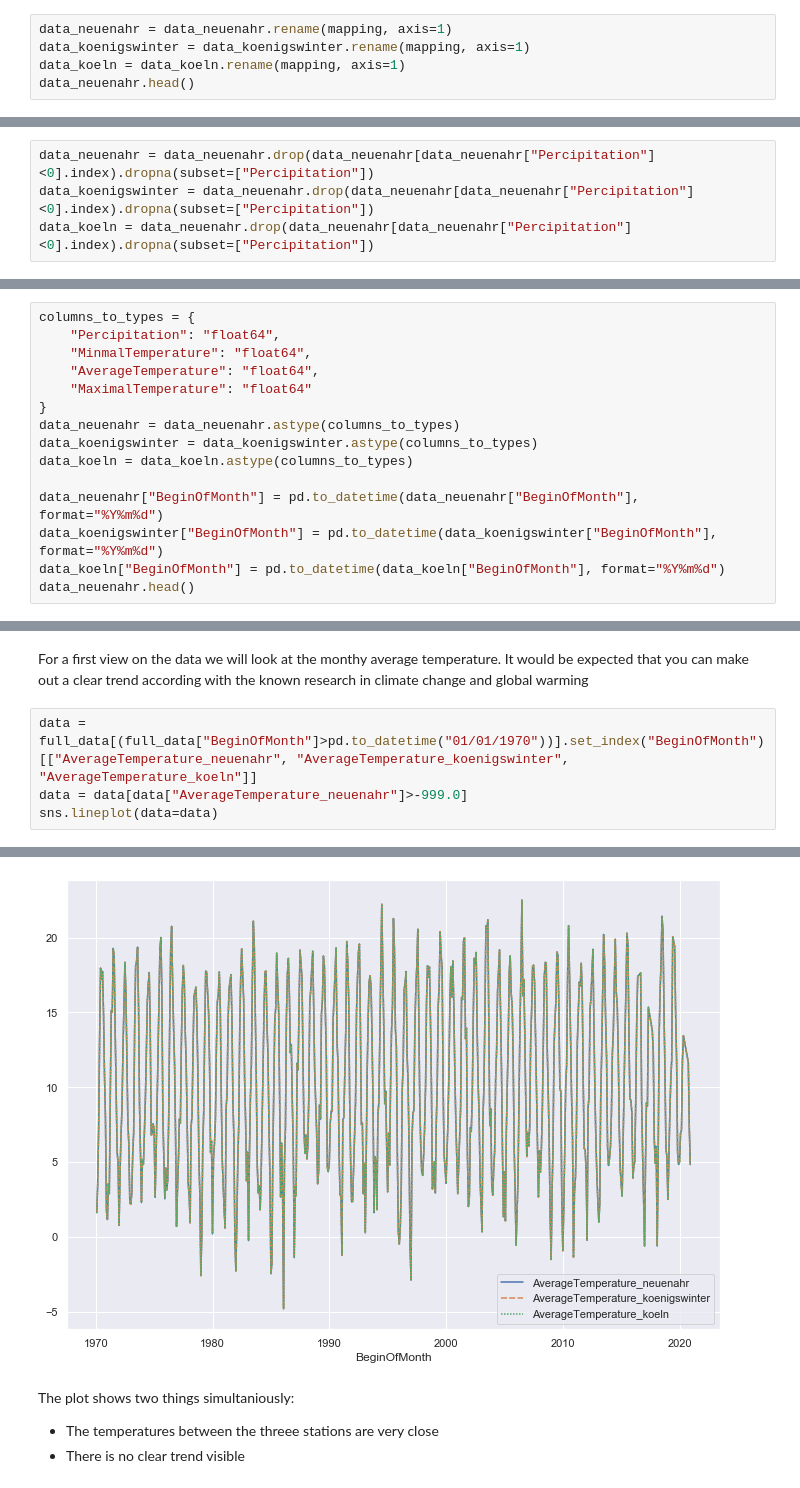
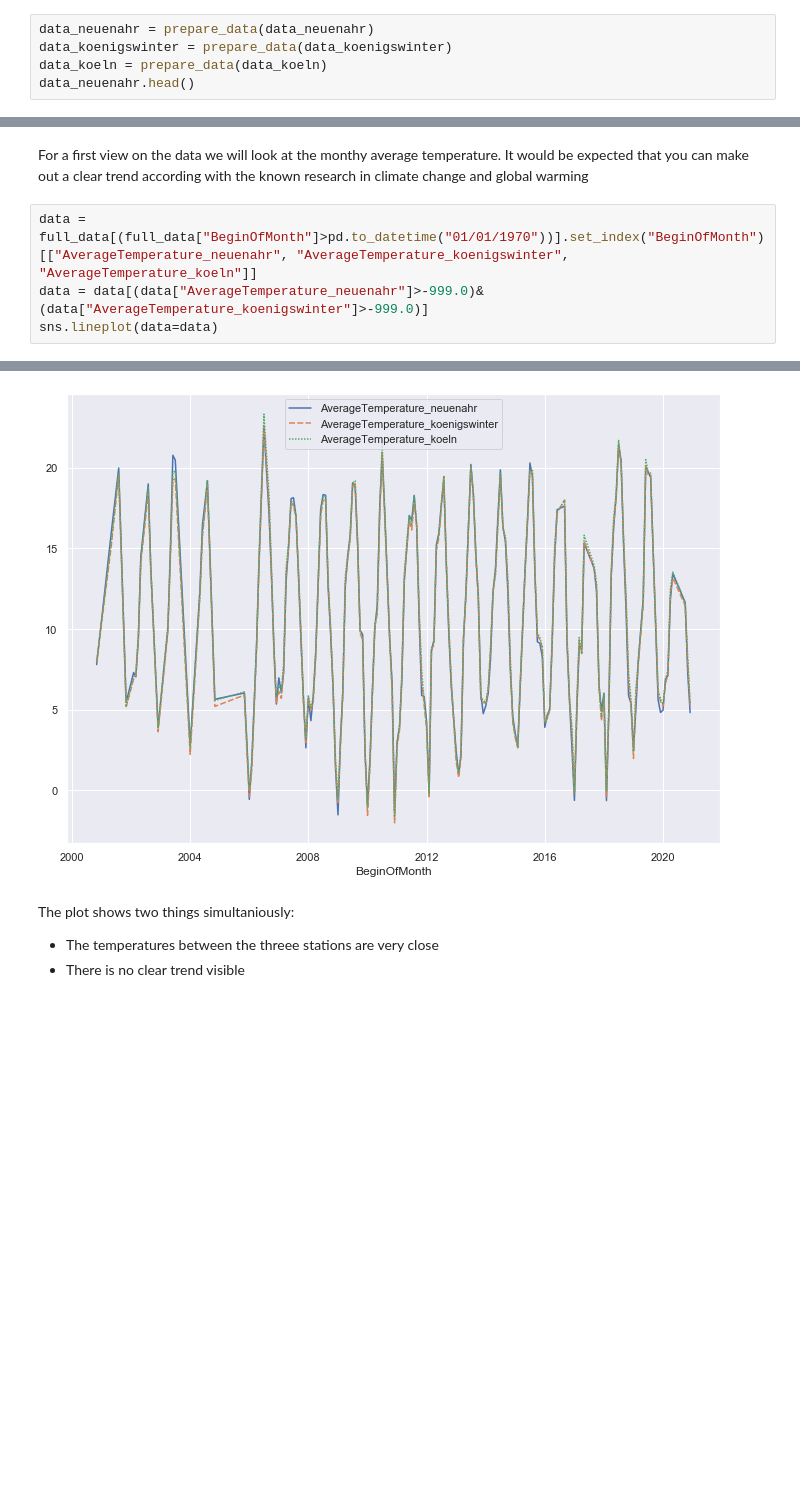
Before and after one commit to niklas-hennig/WeatherToFlood, a Jupyter notebook: DataProcessing.ipynb, the cells around one changed output, grey strips where cells are left out. Drawn from its saved outputs; the diff is of its cells as text; blank space fills up the shorter version.

Commit message:
added recent data and predictions to notebook

```diff
--- a/DataProcessing.ipynb
+++ b/DataProcessing.ipynb
@@ -34,7 +58,7 @@ mapping = {
 # %%
-data_neuenahr = data_neuenahr.rename(mapping, axis=1)
-data_koenigswinter = data_koenigswinter.rename(mapping, axis=1)
-data_koeln = data_koeln.rename(mapping, axis=1)
+data_neuenahr = prepare_data(data_neuenahr)
+data_koenigswinter = prepare_data(data_koenigswinter)
+data_koeln = prepare_data(data_koeln)
 data_neuenahr.head()
 # %% [output]
 |  | StationID | BeginOfMonth | AverageTemperature | MaximalTemperature | MinmalTemperature | Percipitation |
@@ -48,4 +69,0 @@ Drop all rows where percipitation is not present, as this is the main focus of t
-# %%
-data_neuenahr = data_neuenahr.drop(data_neuenahr[data_neuenahr["Percipitation"]<0].index).dropna(subset=["Percipitation"])
-data_koenigswinter = data_neuenahr.drop(data_neuenahr[data_neuenahr["Percipitation"]<0].index).dropna(subset=["Percipitation"])
-data_koeln = data_neuenahr.drop(data_neuenahr[data_neuenahr["Percipitation"]<0].index).dropna(subset=["Percipitation"])
@@ -54,15 +69,0 @@ Next all relevant data columns are converted to the right data type. The date co
-# %%
-columns_to_types = {
-    "Percipitation": "float64",
-    "MinmalTemperature": "float64",
-    "AverageTemperature": "float64",
-    "MaximalTemperature": "float64"
-}
-data_neuenahr = data_neuenahr.astype(columns_to_types)
-data_koenigswinter = data_koenigswinter.astype(columns_to_types)
-data_koeln = data_koeln.astype(columns_to_types)
-
-data_neuenahr["BeginOfMonth"] = pd.to_datetime(data_neuenahr["BeginOfMonth"], format="%Y%m%d")
-data_koenigswinter["BeginOfMonth"] = pd.to_datetime(data_koenigswinter["BeginOfMonth"], format="%Y%m%d")
-data_koeln["BeginOfMonth"] = pd.to_datetime(data_koeln["BeginOfMonth"], format="%Y%m%d")
-data_neuenahr.head()
@@ -97,11 +91,11 @@ full_data.head()
 For a first view on the data we will look at the monthy average temperature. It would be expected that you can make out a clear trend according with the known research in climate change and global warming
 # %%
 data = full_data[(full_data["BeginOfMonth"]>pd.to_datetime("01/01/1970"))].set_index("BeginOfMonth")[["AverageTemperature_neuenahr", "AverageTemperature_koenigswinter", "AverageTemperature_koeln"]]
-data = data[data["AverageTemperature_neuenahr"]>-999.0]
+data = data[(data["AverageTemperature_neuenahr"]>-999.0)&(data["AverageTemperature_koenigswinter"]>-999.0)]
 sns.lineplot(data=data)
 # %% [output]
 <matplotlib.axes._subplots.AxesSubplot at 0x...>
-[figure, old version]
+[figure, new version]
 # %% [markdown]
 The plot shows two things simultaniously:
 - The temperatures between the threee stations are very close
```
Also changed, not shown: parts of 42 cells of this notebook, 1 other file.
